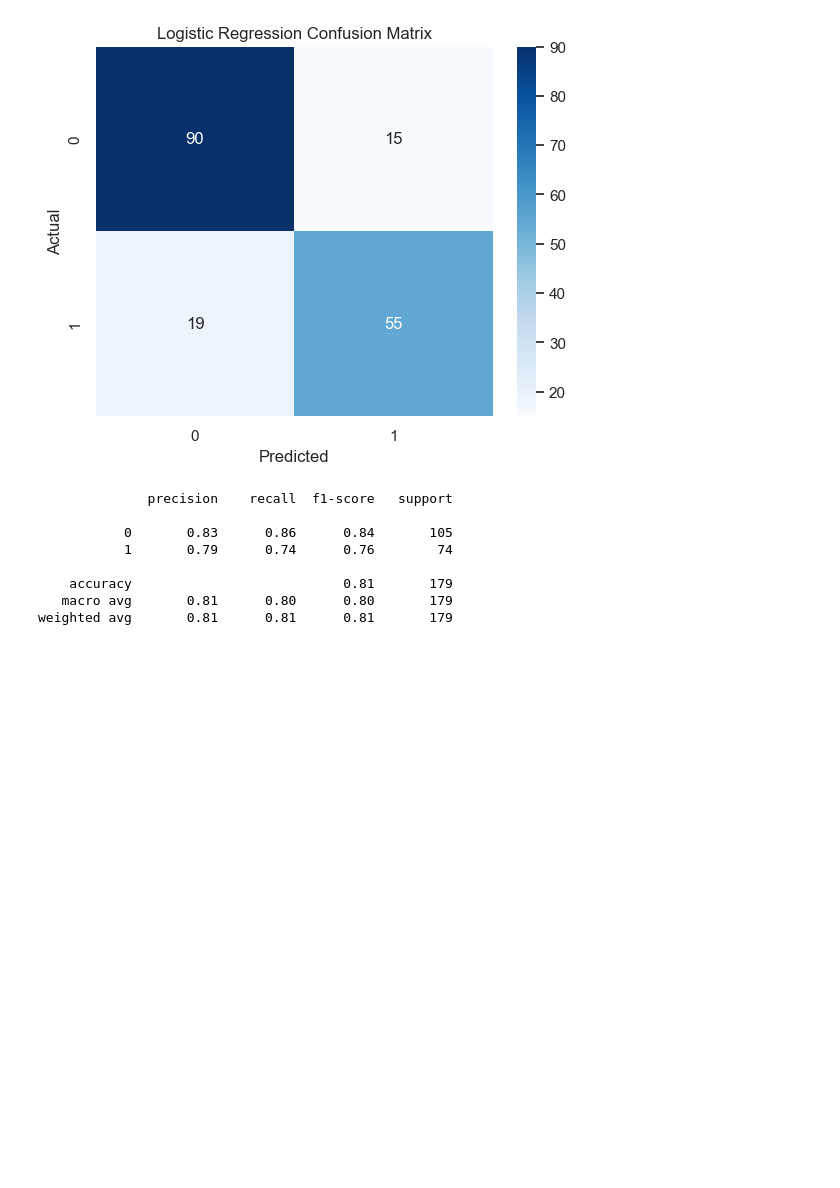
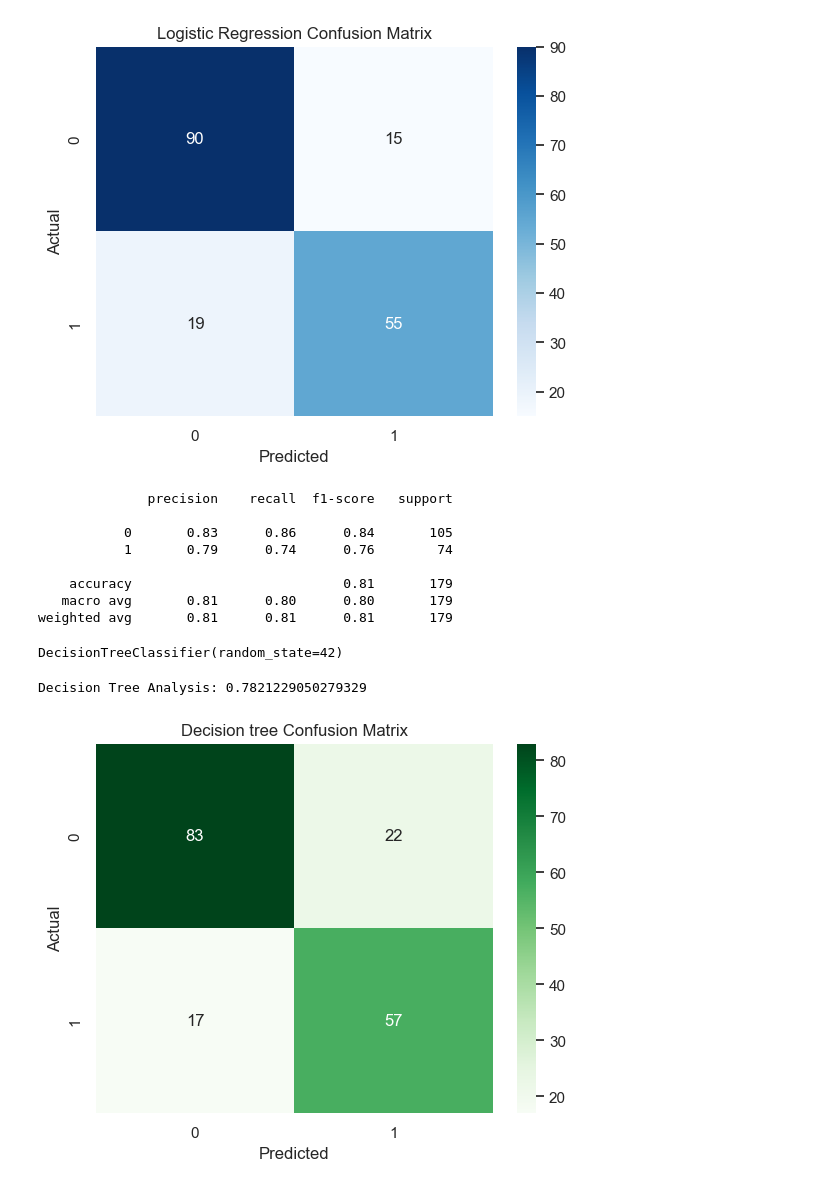
Before and after one commit to AmanSinha205/Titanic-Survival-Prediction, a Jupyter notebook: notebooks/titanic_eda.ipynb, the cells around one changed output. Cells and saved outputs as stored; diff of their text form; code cells hidden in the pictures; blank space fills up the shorter version.

Commit message:
Add Decision Tree Analyser

```diff
--- a/notebooks/titanic_eda.ipynb
+++ b/notebooks/titanic_eda.ipynb
@@ -211,3 +211,26 @@ print(classification_report(y_test,lr_pred))
     accuracy                           0.81       179
    macro avg       0.81      0.80      0.80       179
 weighted avg       0.81      0.81      0.81       179
+# %%
+dt=DecisionTreeClassifier(random_state=42)
+
+dt.fit(X_train,y_train)
+# %% [output]
+DecisionTreeClassifier(random_state=42)
+# %%
+dt_pred=dt.predict(X_test)
+# %%
+print("Decision Tree Analysis:", accuracy_score(y_test,dt_pred))
+# %% [output]
+Decision Tree Analysis: 0.7821229050279329
+# %%
+cm=confusion_matrix(y_test,dt_pred)
+
+sns.heatmap(cm,annot=True,fmt="d",cmap="Greens")
+
+plt.xlabel("Predicted")
+plt.ylabel("Actual")
+plt.title("Decision tree Confusion Matrix")
+plt.show()
+# %% [output]
+[figure, added]
```
Also changed, not shown: parts of 1 cell of this notebook.
